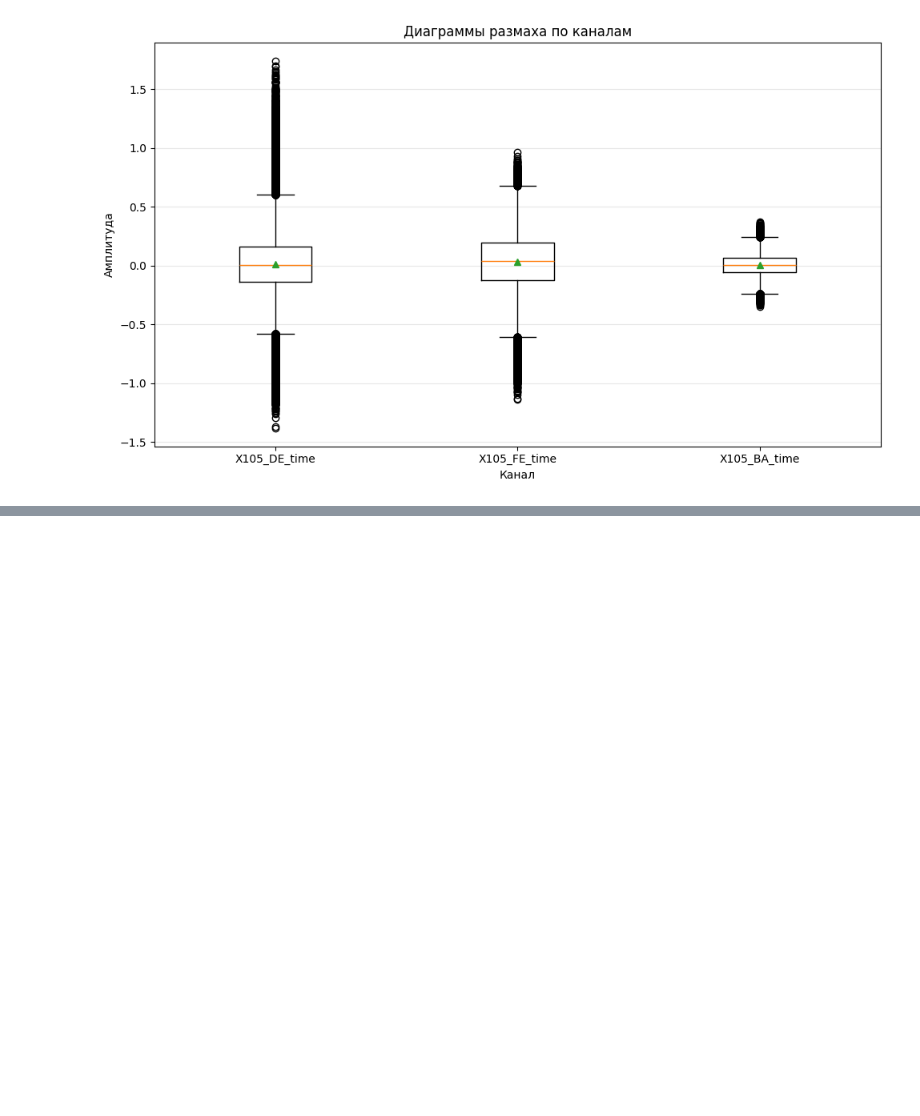
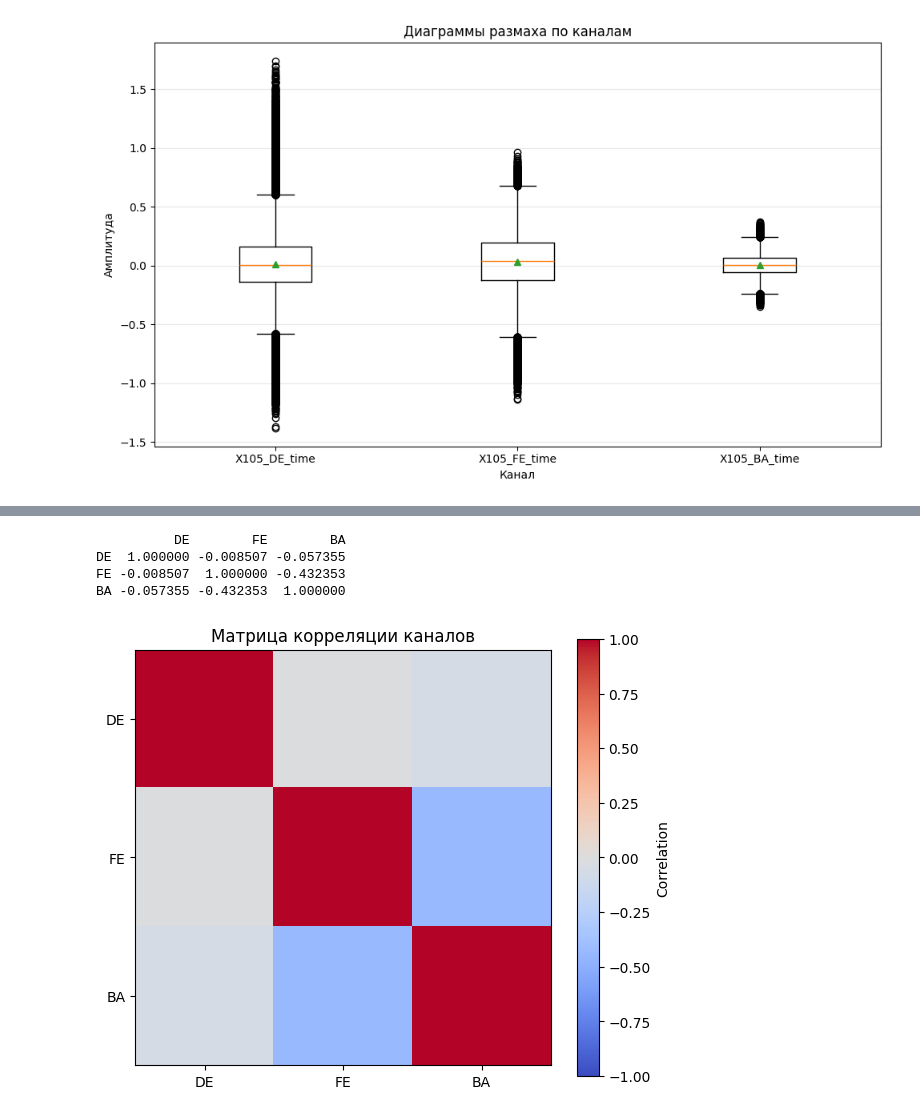
Before and after one commit to coffeequ/AnalyzDatasets, a Jupyter notebook: AudioType/main.ipynb, the cells around one changed output, grey strips where cells are left out. Saved outputs shown, nothing was run; the diff lists cells and outputs as text; code cells hidden in the pictures; blank space fills up the shorter version.

```diff
--- a/AudioType/main.ipynb
+++ b/AudioType/main.ipynb
@@ -234,0 +315,36 @@ plt.show()
+# %%
+#6
+# Берём один файл (IR или Normal — не принципиально для корреляции структуры)
+file_path = ir_files[0]
+channels = load_channels(file_path)
+
+# Формируем DataFrame
+df = pd.DataFrame({
+    'DE': channels['DE'],
+    'FE': channels['FE'],
+    'BA': channels['BA']
+})
+
+# Корреляционная матрица
+corr_matrix = df.corr(method='pearson')
+
+print(corr_matrix)
+
+# Визуализация
+plt.figure(figsize=(6, 5))
+plt.imshow(corr_matrix, cmap='coolwarm', vmin=-1, vmax=1)
+plt.colorbar(label='Correlation')
+
+plt.xticks(range(len(df.columns)), df.columns)
+plt.yticks(range(len(df.columns)), df.columns)
+
+plt.title('Матрица корреляции каналов')
+plt.tight_layout()
+plt.savefig("./matrixCorr.png")
+plt.show()
+# %% [output]
+          DE        FE        BA
+DE  1.000000 -0.008507 -0.057355
+FE -0.008507  1.000000 -0.432353
+BA -0.057355 -0.432353  1.000000
+[figure, added]
```
Also changed, not shown: parts of 6 cells of this notebook, 1 other file.
